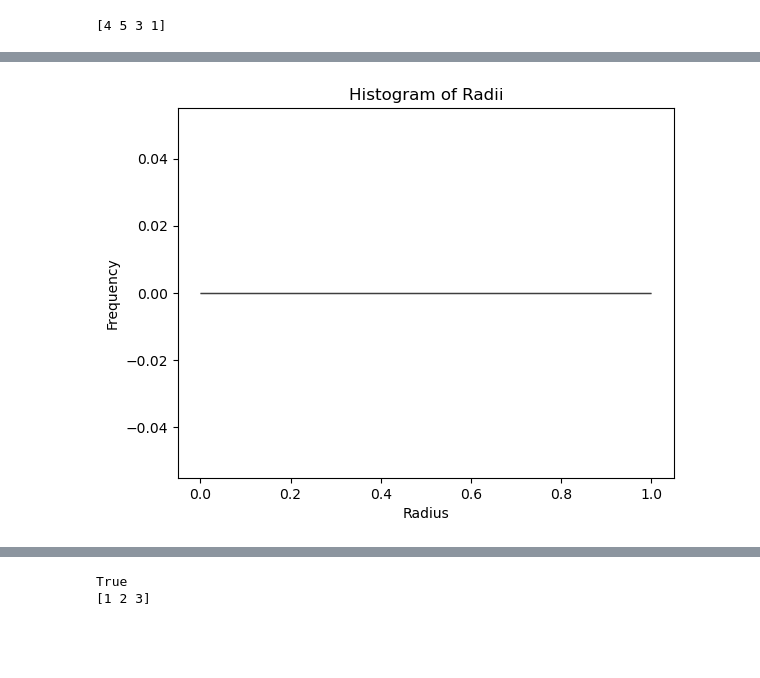
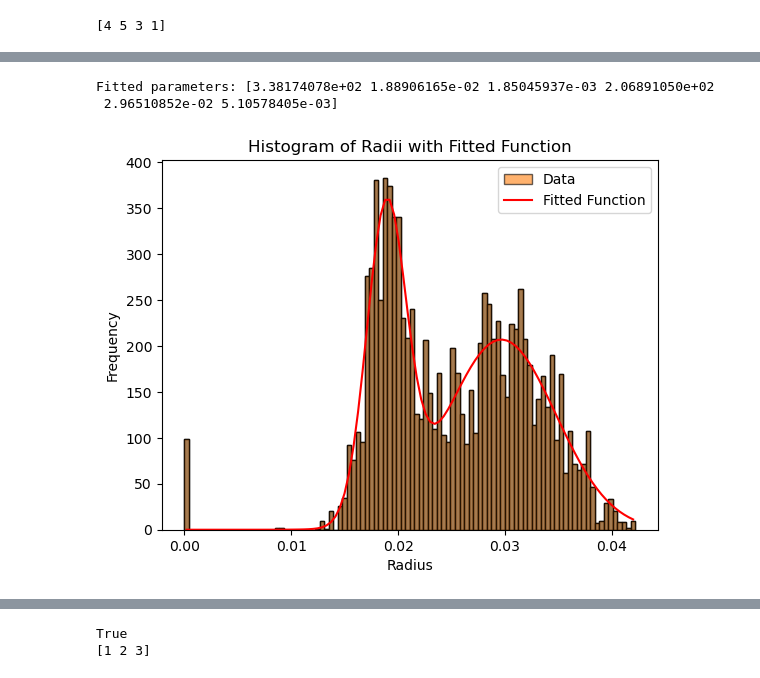
Before and after one commit to mosturm/IWR_CellTrack, a Jupyter notebook: dot4.ipynb, the cells around one changed output, grey strips where cells are left out. Saved outputs shown, nothing was run; the diff lists cells and outputs as text; code cells hidden in the pictures; blank space fills up the shorter version.

```diff
--- a/dot4.ipynb
+++ b/dot4.ipynb
@@ -760,12 +754,24 @@ K 2
-# %%
-plt.hist(combined_radii, bins=500, edgecolor='k')
-plt.xlabel('Radius')
-plt.ylabel('Frequency')
-plt.title('Histogram of Radii')
-plt.show()
-
-# radius =  map_value_linear(value, 0.003, 0.45, 2, 8)
-# %% [output]
-[figure, removed]
+# %%
+counts, bins, _ = plt.hist(combined_radii, bins=100, edgecolor='k')
+bin_centers = (bins[:-1] + bins[1:]) / 2
+
+# 2. Fit the function to the histogram data
+popt, pcov = curve_fit(two_gaussians, bin_centers, counts, maxfev=5000,p0=[140,0.02,0.005,80,0.03,0.015])
+print("Fitted parameters:", popt)
+
+# 3. Plot the histogram and overlay the fitted function
+plt.hist(combined_radii, bins=100, edgecolor='k', label="Data", alpha=0.6)
+plt.plot(bin_centers, two_gaussians(bin_centers, *popt), color="red", label="Fitted Function")
+
+plt.xlabel('Radius')
+plt.ylabel('Frequency')
+plt.title('Histogram of Radii with Fitted Function')
+plt.legend()
+plt.show()
+# radius =  map_value_linear(value, 0.003, 0.45, 2, 8)
+# %% [output]
+Fitted parameters: [3.38174078e+02 1.88906165e-02 1.85045937e-03 2.06891050e+02
+ 2.96510852e-02 5.10578405e-03]
+[figure, added]
 # %%
 filepath = './'+str(1)+'_GT'+'/'+'pos_GT.txt'
```
Also changed, not shown: parts of 5 cells of this notebook, 1 other file.
